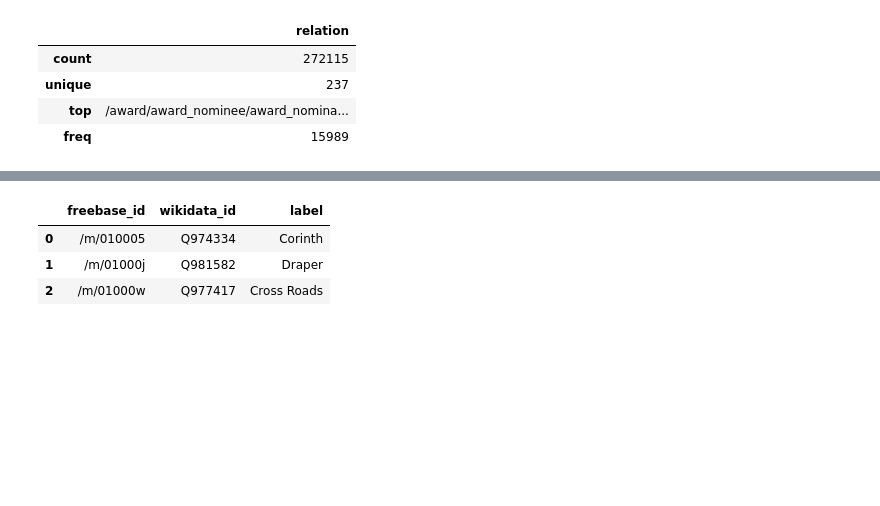
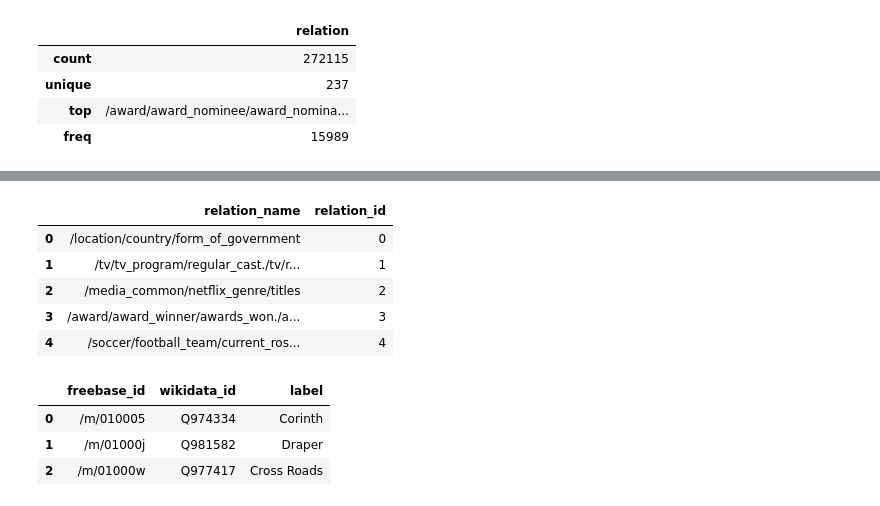
Before and after one commit to vectronaut2/kumoai_hackathon, a Jupyter notebook: notebooks/explore_kg_use_cases.ipynb, the cells around one changed output, grey strips where cells are left out. Saved outputs shown, nothing was run; the diff lists cells and outputs as text; code cells hidden in the pictures; blank space fills up the shorter version.

```diff
--- a/notebooks/explore_kg_use_cases.ipynb
+++ b/notebooks/explore_kg_use_cases.ipynb
@@ -69,0 +103,9 @@ triples_df['relation'] = triples_df['relation'].astype('category')
+# %%
+relations_df.head()
+# %% [output]
+|  | relation_name | relation_id |
+| 0 | /location/country/form_of_government | 0 |
+| 1 | /tv/tv_program/regular_cast./tv/r... | 1 |
+| 2 | /media_common/netflix_genre/titles | 2 |
+| 3 | /award/award_winner/awards_won./a... | 3 |
+| 4 | /soccer/football_team/current_ros... | 4 |
```
Also changed, not shown: parts of 35 cells of this notebook, 3 other files.
